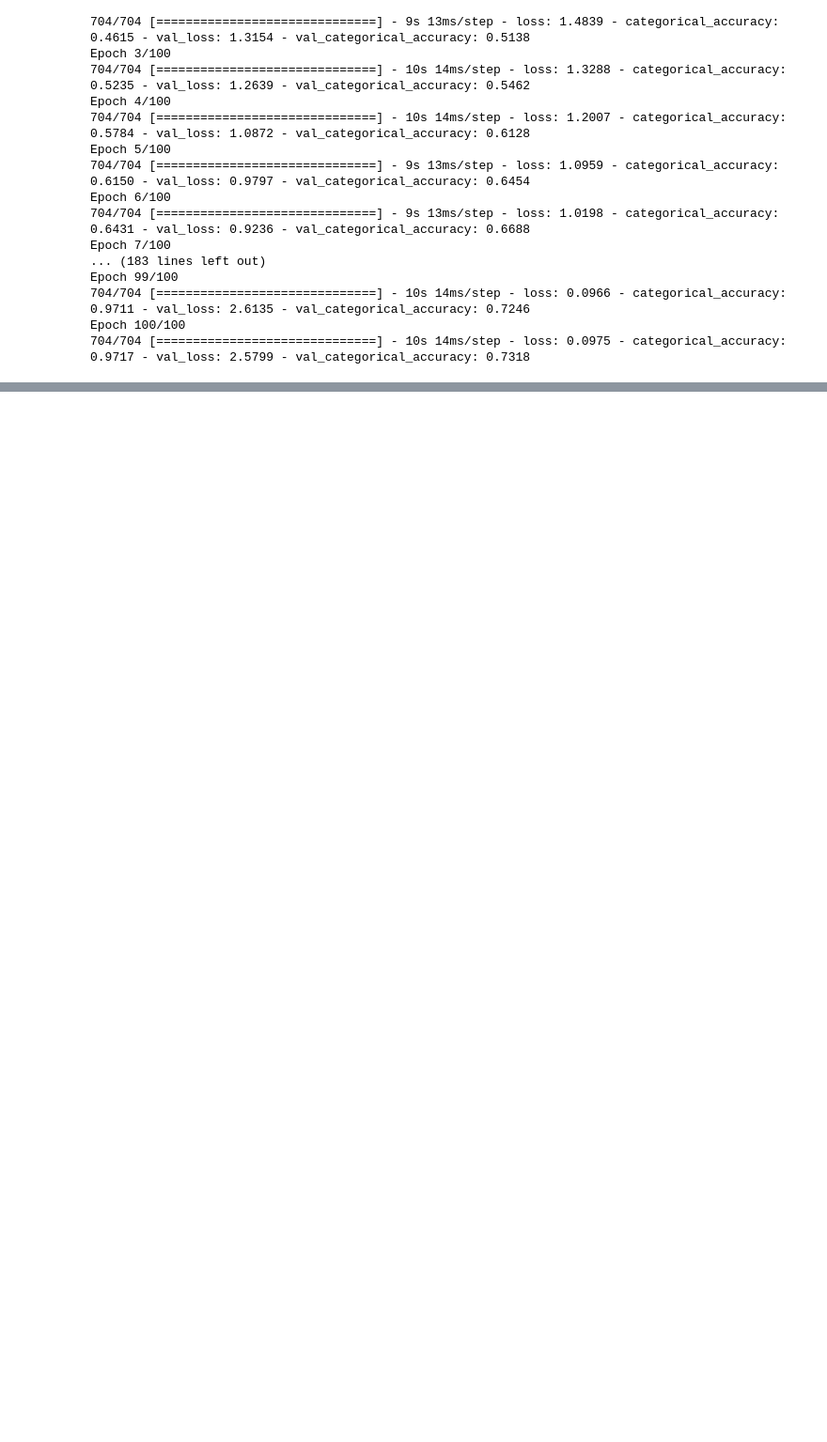
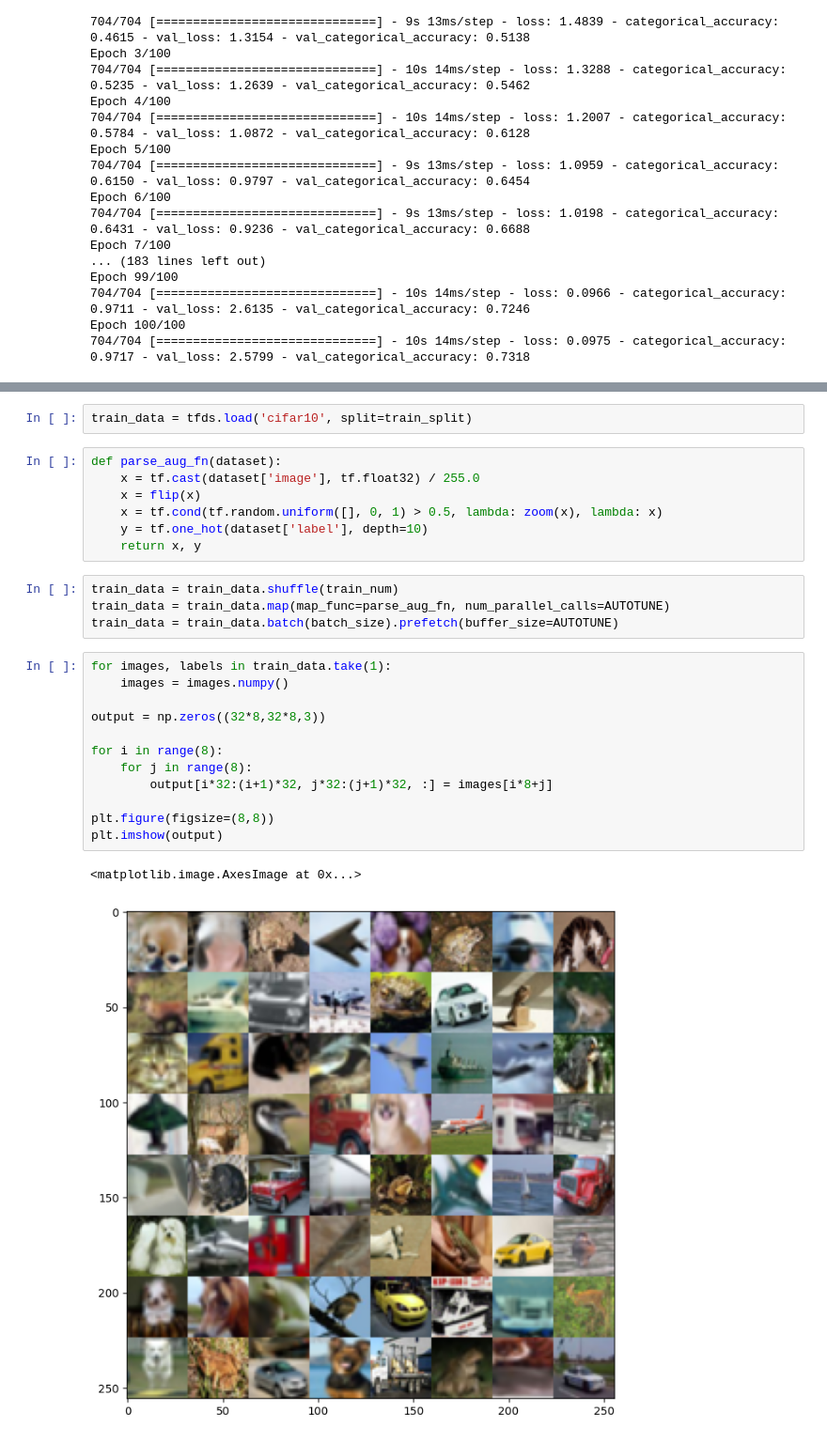
Before and after one commit to chenduo777/tf2, a Jupyter notebook: lab4/lab4.ipynb, the cells around one changed output, grey strips where cells are left out. Shown at 94% size. Drawn from its saved outputs; the diff is of its cells as text; blank space fills up the shorter version.

```diff
--- a/lab4/lab4.ipynb
+++ b/lab4/lab4.ipynb
@@ -227,0 +256,28 @@ Epoch 100/100
+# %%
+train_data = tfds.load('cifar10', split=train_split)
+# %%
+def parse_aug_fn(dataset):
+    x = tf.cast(dataset['image'], tf.float32) / 255.0
+    x = flip(x)
+    x = tf.cond(tf.random.uniform([], 0, 1) > 0.5, lambda: zoom(x), lambda: x)
+    y = tf.one_hot(dataset['label'], depth=10)
+    return x, y
+# %%
+train_data = train_data.shuffle(train_num)
+train_data = train_data.map(map_func=parse_aug_fn, num_parallel_calls=AUTOTUNE)
+train_data = train_data.batch(batch_size).prefetch(buffer_size=AUTOTUNE)
+# %%
+for images, labels in train_data.take(1):
+    images = images.numpy()
+
+output = np.zeros((32*8,32*8,3))
+
+for i in range(8):
+    for j in range(8):
+        output[i*32:(i+1)*32, j*32:(j+1)*32, :] = images[i*8+j]
+
+plt.figure(figsize=(8,8))
+plt.imshow(output)
+# %% [output]
+<matplotlib.image.AxesImage at 0x...>
+[figure, added]
```
Also changed, not shown: parts of 6 cells of this notebook, 11 other files.
